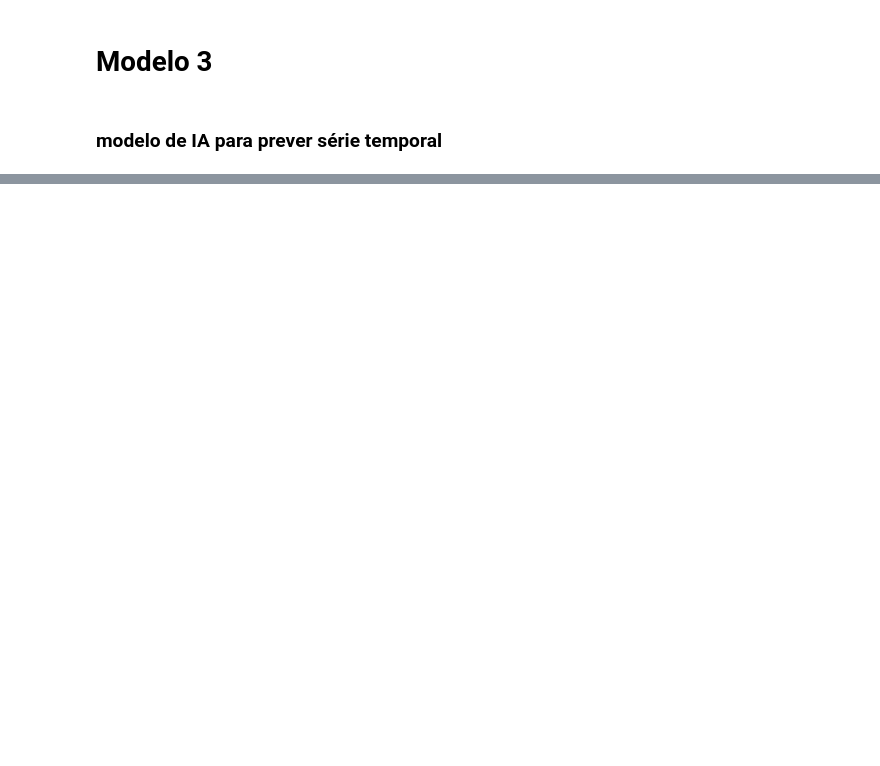
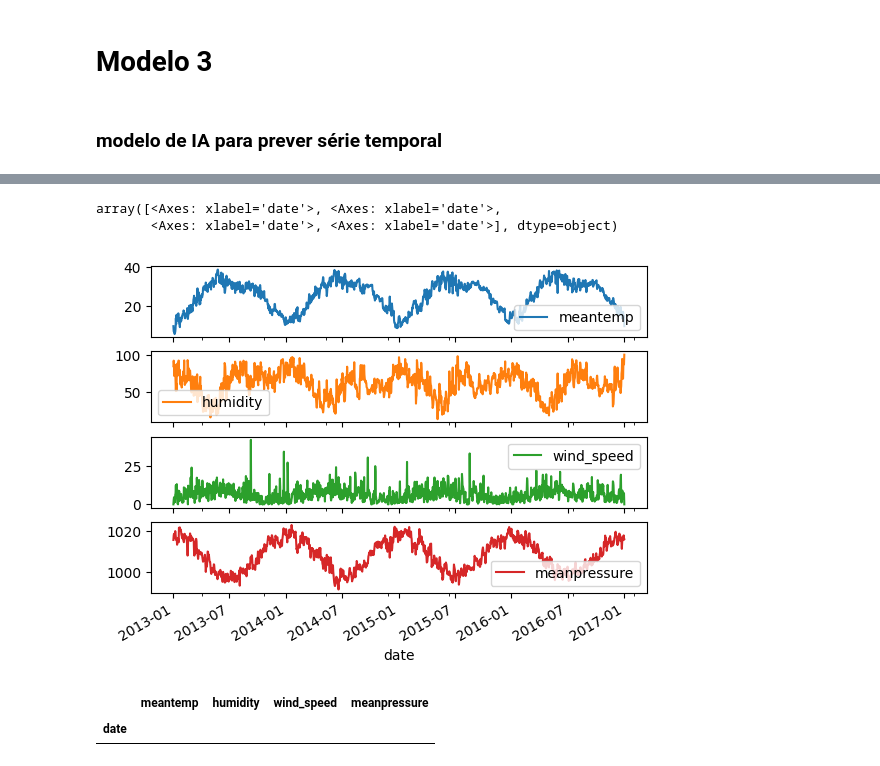
Before and after one commit to Draylon/ppgca_ds_tfinal, a Jupyter notebook: impl3.ipynb, the cells around one changed output, grey strips where cells are left out. Cells and saved outputs as stored; diff of their text form; code cells hidden in the pictures; blank space fills up the shorter version.

```diff
--- a/impl3.ipynb
+++ b/impl3.ipynb
@@ -17,0 +93,15 @@ df
+# %%
+sml2 = df[
+    #(np.abs(stats.zscore(df)) < 3).all(axis=1)
+    (np.abs(stats.zscore(df.meanpressure)) < 0.359)
+]
+sml2.plot(subplots=True)
+# %% [output]
+array([<Axes: xlabel='date'>, <Axes: xlabel='date'>,
+       <Axes: xlabel='date'>, <Axes: xlabel='date'>], dtype=object)
+[figure, added]
+# %%
+pd.concat([sml1,sml2]).drop_duplicates(keep=False)
+# %% [output]
+|  | meantemp | humidity | wind_speed | meanpressure |
+| date |  |  |  |  |
```
Also changed, not shown: parts of 8 cells of this notebook.
